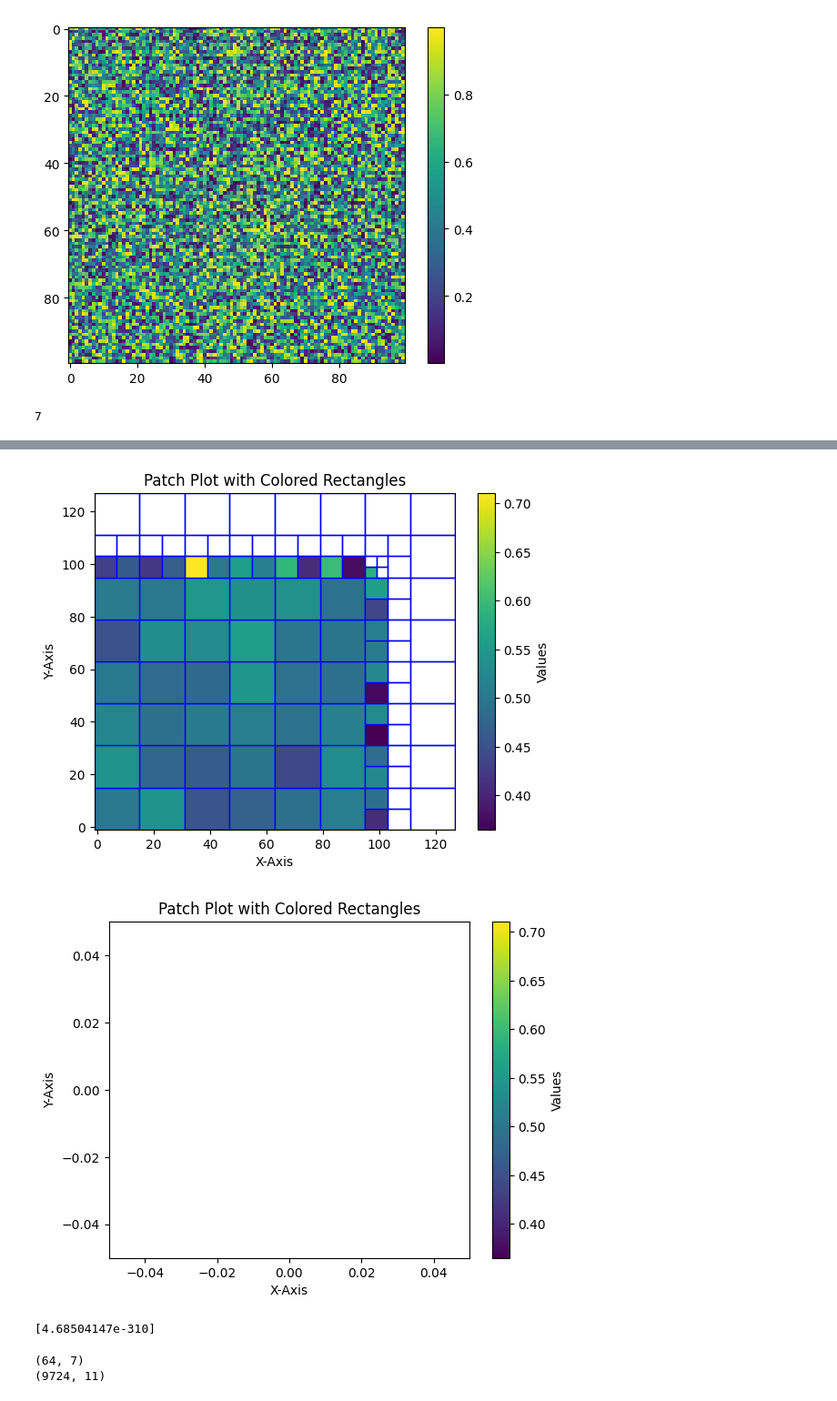
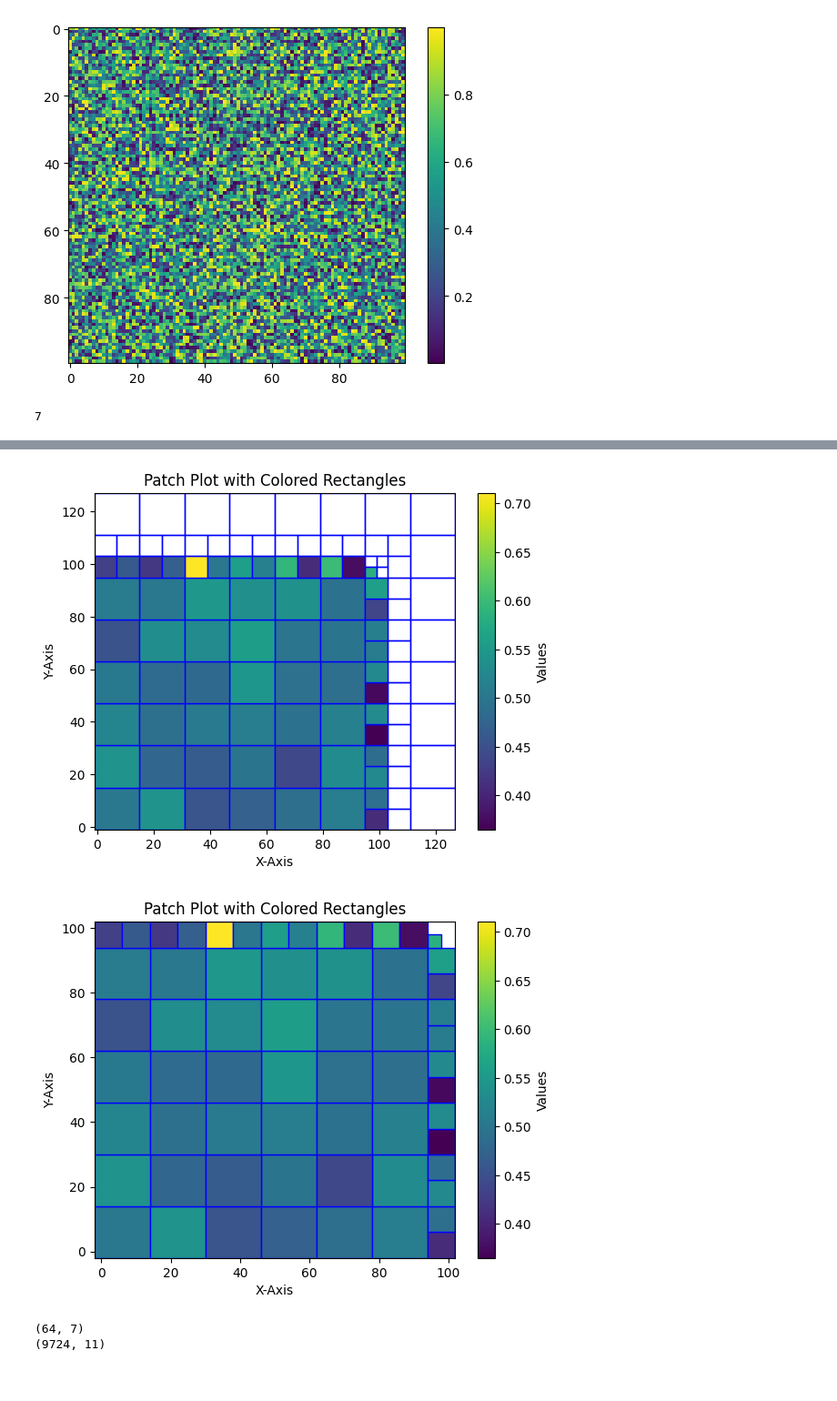
Before and after one commit to rishabhdutta/Utils_python, a Jupyter notebook: notebook_for_trial.ipynb, the cells around one changed output, grey strips where cells are left out. Shown at 91% size. Drawn from its saved outputs; the diff is of its cells as text; code cells hidden in the pictures.

Commit message:
finish edit quadtree regular 6

```diff
--- a/notebook_for_trial.ipynb
+++ b/notebook_for_trial.ipynb
@@ -95,42 +95,35 @@ startlevel=3
 maxdim=9
 tolerance = .5
 fittype = 1
 
 lin, col = data.shape
 
 # Adjust data size to be a power of 2
 dim = 1
 condition = max([lin, col])
 while condition > 2 ** dim:
     dim = dim + 1
 print(dim)
 
 nlin = 2 ** dim
 ncol = nlin
 
 dataexp = np.full((nlin, ncol), np.nan)
 dataexp[0:lin, 0:col] = data
 
 # Initialize the quadtree index matrix
 indmat = np.array([[1, 0, 10, 0, 0],
                    [2, 0, 10, 0, 0],
                    [3, 0, 10, 0, 0],
                    [4, 0, 10, 0, 0]])
 
-ce, cn, cnt, sqval, indmat = quadtree_regular.quadtree_main(data, np.empty((data.shape[1], 1)), np.empty((data.shape[0], 1)), tolerance, fittype, startlevel, maxdim)
-
-
-xval = np.empty((data.shape[1], 1))
-if len(np.where(xval == 0)[0])
-
-print(xval[0])
+ce, cn, cnt, sqval, indmat = quadtree_regular.quadtree_main(data, np.arange(0,data.shape[1]), np.arange(0,data.shape[0]), tolerance, fittype, startlevel, maxdim)
 # %% [output]
 7
 [figure]
 [figure]
 [figure]
-[figure, old version]
+[figure, new version]
-[4.68504147e-310]
 # %%
 def quadtree_level(oldind):
     '''
```
Also changed, not shown: parts of 10 cells of this notebook, 3 other files.
